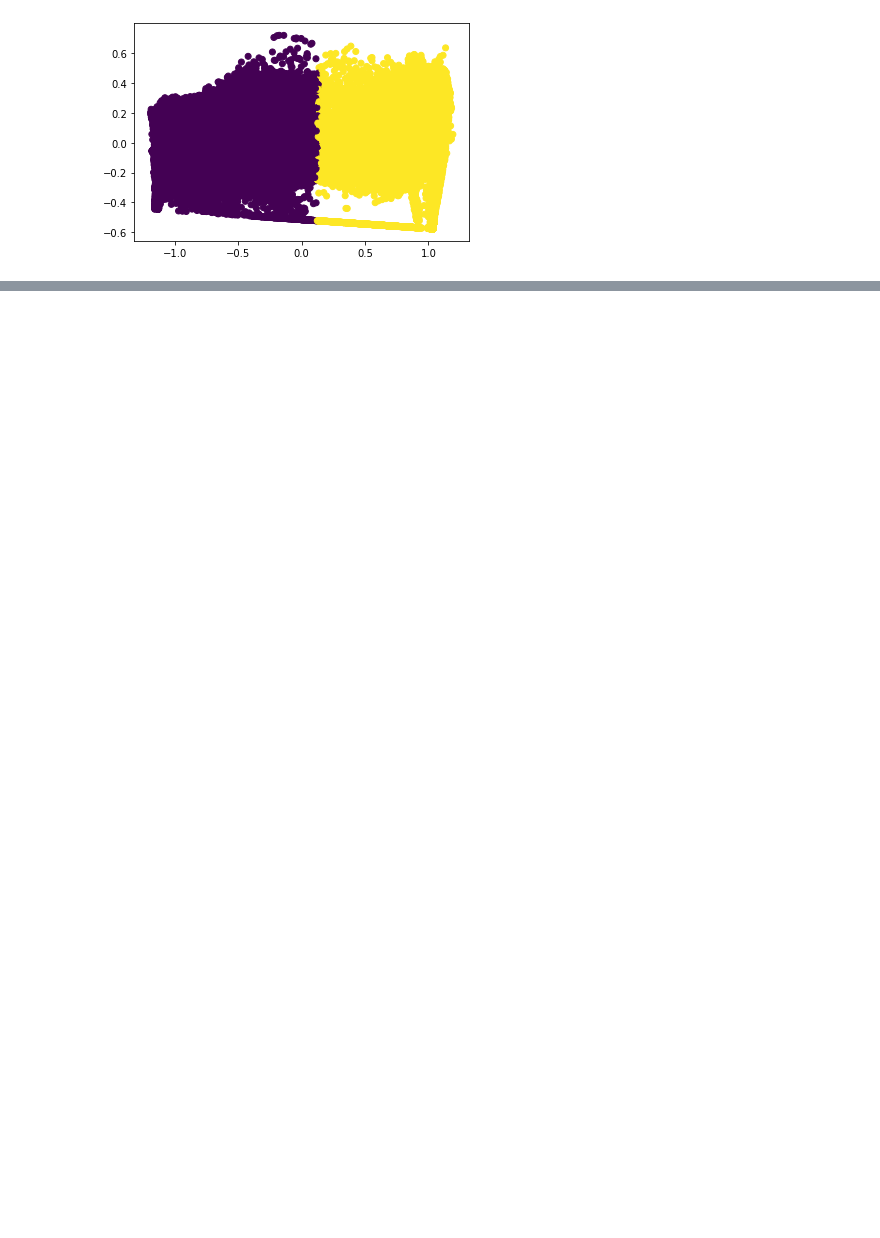
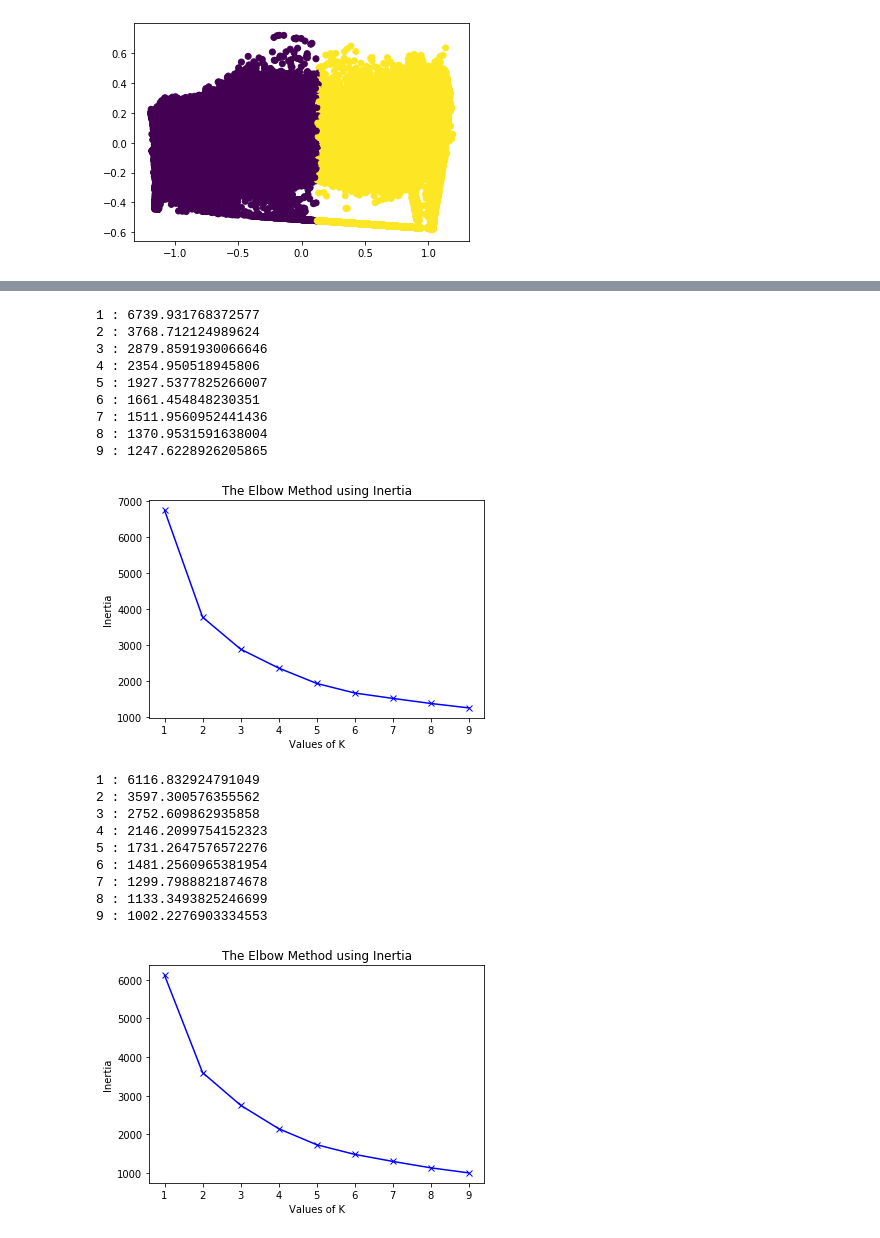
Before and after one commit to vardanagarwal/SIH, a Jupyter notebook: clustering_images.ipynb, the cells around one changed output, grey strips where cells are left out. Drawn from its saved outputs; the diff is of its cells as text; code cells hidden in the pictures; blank space fills up the shorter version.

```diff
--- a/clustering_images.ipynb
+++ b/clustering_images.ipynb
@@ -24,22 +20,3 @@ import numpy as np
 # %%
 df = pd.read_csv('sky_normalization_for_clustering.csv')
 df1 = df.iloc[:, 2:]
-# %%
-distortions = []
-inertias = []
-mapping1 = {}
-mapping2 = {}
-K = range(1,10)
-
-for k in K:
-    #Building and fitting the model
-    kmeanModel = KMeans(n_clusters=k).fit(df1)
-    kmeanModel.fit(df1)
-
-    distortions.append(sum(np.min(cdist(df1, kmeanModel.cluster_centers_,
-                      'euclidean'),axis=1)) / df1.shape[0])
-    inertias.append(kmeanModel.inertia_)
-
-    mapping1[k] = sum(np.min(cdist(df1, kmeanModel.cluster_centers_,
-                 'euclidean'),axis=1)) / df1.shape[0]
-    mapping2[k] = kmeanModel.inertia_
@@ -88,14 +59,12 @@ plt.show()
 # %%
-df = pd.read_csv('sky_normalization_for_clustering.csv')
-
-df1 = df.iloc[:, 2:]
-
+kmeans = KMeans(n_clusters=2, init='k-means++')
+y = kmeans.fit_predict(df1)
 pca = PCA(n_components=2).fit_transform(df1)
-kmeans = KMeans(n_clusters=2, max_iter=600)
-kmeans.fit_transform(df1)
 plt.figure('Kmeans with 2 clusters')
 plt.scatter(pca[:, 0], pca[:, 1], c=kmeans.labels_)
 plt.show()
-df2 = pd.concat([df.iloc[:, 0:2], pd.DataFrame(kmeans.labels_)], axis=1)
+df_temp = pd.DataFrame(kmeans.labels_)
+df_temp.columns = ['labels']
+df2 = pd.concat([df.iloc[:, 0:2], df_temp], axis=1)
 # %% [output]
 [figure]
@@ -101,0 +75,9 @@ df2 = pd.concat([df.iloc[:, 0:2], pd.DataFrame(kmeans.labels_)], axis=1)
+# %%
+df3 = pd.concat([df, df_temp], axis=1)
+df_zero = df3[df3['labels'] == 0]
+df_one = df3[df3['labels'] == 1]
+df_zero.reset_index(inplace=True)
+df_one.reset_index(inplace=True)
+df_zero1 = df_zero.iloc[:, 3:-1]
+df_one1 = df_one.iloc[:, 3:-1]
+df_one1
@@ -101,0 +98,24 @@ df2 = pd.concat([df.iloc[:, 0:2], pd.DataFrame(kmeans.labels_)], axis=1)
+# %%
+Elbow(df_zero1)
+Elbow(df_one1)
+# %% [output]
+1 : 6739.931768372577
+2 : 3768.712124989624
+3 : 2879.8591930066646
+4 : 2354.950518945806
+5 : 1927.5377825266007
+6 : 1661.454848230351
+7 : 1511.9560952441436
+8 : 1370.9531591638004
+9 : 1247.6228926205865
+[figure, added]
+1 : 6116.832924791049
+2 : 3597.300576355562
+3 : 2752.609862935858
+4 : 2146.2099754152323
+5 : 1731.2647576572276
+6 : 1481.2560965381954
+7 : 1299.7988821874678
+8 : 1133.3493825246699
+9 : 1002.2276903334553
+[figure, added]
```
Also changed, not shown: parts of 20 cells of this notebook.
